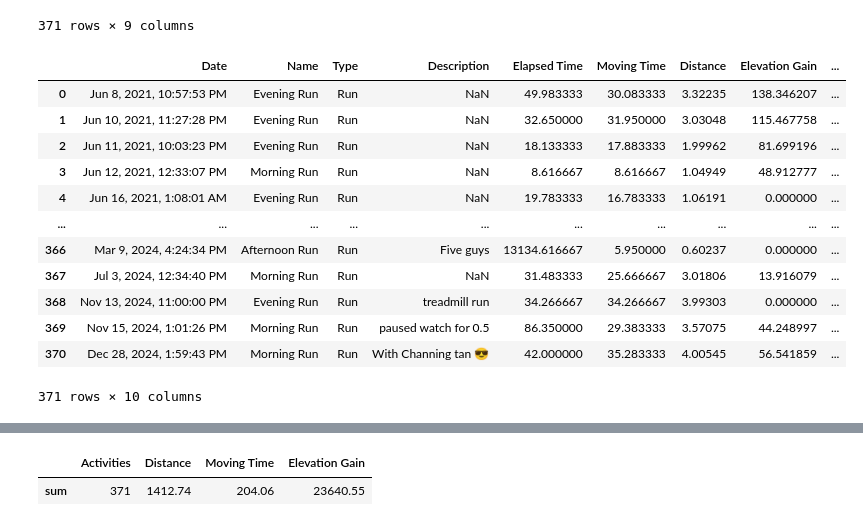
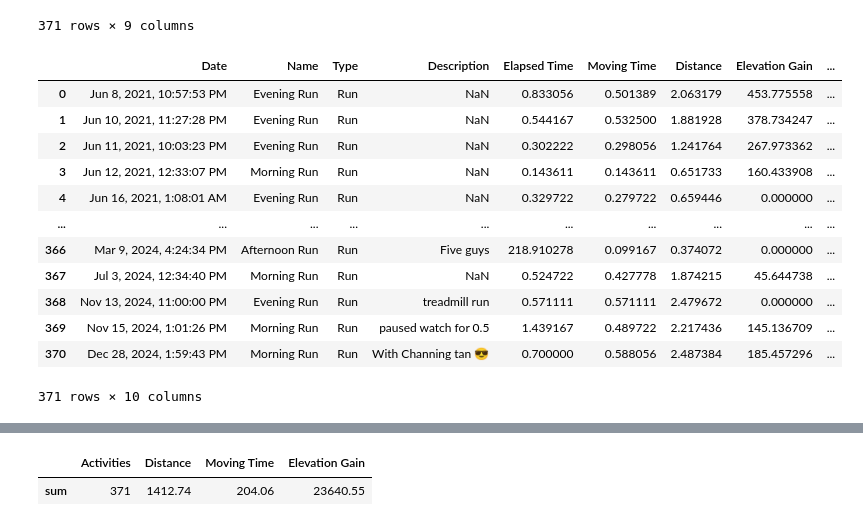
Before and after one commit to jessehao05/Strava-Stats, a Jupyter notebook: Python/runs.ipynb, the cells around one changed output, grey strips where cells are left out. Drawn from its saved outputs; the diff is of its cells as text; code cells hidden in the pictures.

```diff
--- a/Python/runs.ipynb
+++ b/Python/runs.ipynb
@@ -27,26 +27,27 @@ df_runs
 371 rows × 9 columns
 # %%
 # fix units in each column and add pace
-df_runs['Distance'] = df_runs['Distance'] * 0.621
-df_runs['Elapsed Time'] = df_runs['Elapsed Time'] / 60
-df_runs['Moving Time'] = df_runs['Moving Time'] / 60
-df_runs['Pace'] = df_runs['Moving Time'] / df_runs['Distance']
+df_runs['Distance'] = df_runs['Distance'] * 0.621 # km to miles
+df_runs['Elapsed Time'] = df_runs['Elapsed Time'] / 60 # seconds to mins
+df_runs['Moving Time'] = df_runs['Moving Time'] / 60 # seconds to mins
+df_runs['Pace'] = df_runs['Moving Time'] / df_runs['Distance'] # min/mile
+df_runs['Elevation Gain'] = df_runs['Elevation Gain'] * 3.28
 df_runs
 
 # remove outliers: where pace is > 16?
 # %% [output]
 |  | Date | Name | Type | Description | Elapsed Time | Moving Time | Distance | Elevation Gain | ... |
-| 0 | Jun 8, 2021, 10:57:53 PM | Evening Run | Run | NaN | 49.983333 | 30.083333 | 3.32235 | 138.346207 | ... |
-| 1 | Jun 10, 2021, 11:27:28 PM | Evening Run | Run | NaN | 32.650000 | 31.950000 | 3.03048 | 115.467758 | ... |
-| 2 | Jun 11, 2021, 10:03:23 PM | Evening Run | Run | NaN | 18.133333 | 17.883333 | 1.99962 | 81.699196 | ... |
-| 3 | Jun 12, 2021, 12:33:07 PM | Morning Run | Run | NaN | 8.616667 | 8.616667 | 1.04949 | 48.912777 | ... |
-| 4 | Jun 16, 2021, 1:08:01 AM | Evening Run | Run | NaN | 19.783333 | 16.783333 | 1.06191 | 0.000000 | ... |
+| 0 | Jun 8, 2021, 10:57:53 PM | Evening Run | Run | NaN | 0.833056 | 0.501389 | 2.063179 | 453.775558 | ... |
+| 1 | Jun 10, 2021, 11:27:28 PM | Evening Run | Run | NaN | 0.544167 | 0.532500 | 1.881928 | 378.734247 | ... |
+| 2 | Jun 11, 2021, 10:03:23 PM | Evening Run | Run | NaN | 0.302222 | 0.298056 | 1.241764 | 267.973362 | ... |
+| 3 | Jun 12, 2021, 12:33:07 PM | Morning Run | Run | NaN | 0.143611 | 0.143611 | 0.651733 | 160.433908 | ... |
+| 4 | Jun 16, 2021, 1:08:01 AM | Evening Run | Run | NaN | 0.329722 | 0.279722 | 0.659446 | 0.000000 | ... |
 | ... | ... | ... | ... | ... | ... | ... | ... | ... | ... |
-| 366 | Mar 9, 2024, 4:24:34 PM | Afternoon Run | Run | Five guys | 13134.616667 | 5.950000 | 0.60237 | 0.000000 | ... |
-| 367 | Jul 3, 2024, 12:34:40 PM | Morning Run | Run | NaN | 31.483333 | 25.666667 | 3.01806 | 13.916079 | ... |
-| 368 | Nov 13, 2024, 11:00:00 PM | Evening Run | Run | treadmill run | 34.266667 | 34.266667 | 3.99303 | 0.000000 | ... |
-| 369 | Nov 15, 2024, 1:01:26 PM | Morning Run | Run | paused watch for 0.5 | 86.350000 | 29.383333 | 3.57075 | 44.248997 | ... |
-| 370 | Dec 28, 2024, 1:59:43 PM | Morning Run | Run | With Channing tan 😎 | 42.000000 | 35.283333 | 4.00545 | 56.541859 | ... |
+| 366 | Mar 9, 2024, 4:24:34 PM | Afternoon Run | Run | Five guys | 218.910278 | 0.099167 | 0.374072 | 0.000000 | ... |
+| 367 | Jul 3, 2024, 12:34:40 PM | Morning Run | Run | NaN | 0.524722 | 0.427778 | 1.874215 | 45.644738 | ... |
+| 368 | Nov 13, 2024, 11:00:00 PM | Evening Run | Run | treadmill run | 0.571111 | 0.571111 | 2.479672 | 0.000000 | ... |
+| 369 | Nov 15, 2024, 1:01:26 PM | Morning Run | Run | paused watch for 0.5 | 1.439167 | 0.489722 | 2.217436 | 145.136709 | ... |
+| 370 | Dec 28, 2024, 1:59:43 PM | Morning Run | Run | With Channing tan 😎 | 0.700000 | 0.588056 | 2.487384 | 185.457296 | ... |
 371 rows × 10 columns
 # %%
 # month, year columns
```
Also changed, not shown: parts of 6 cells of this notebook, 3 other files.
